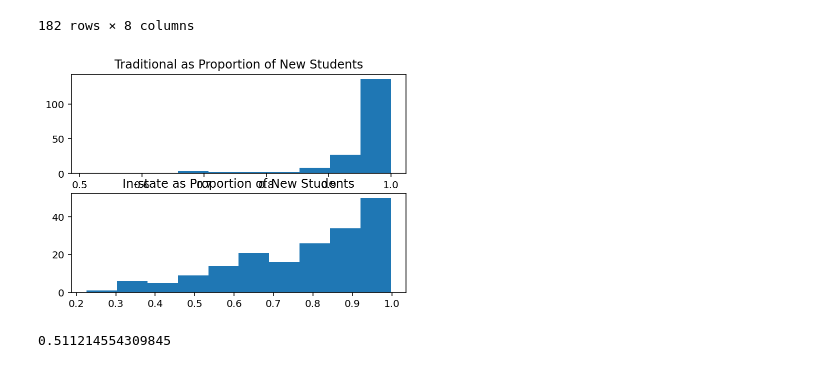
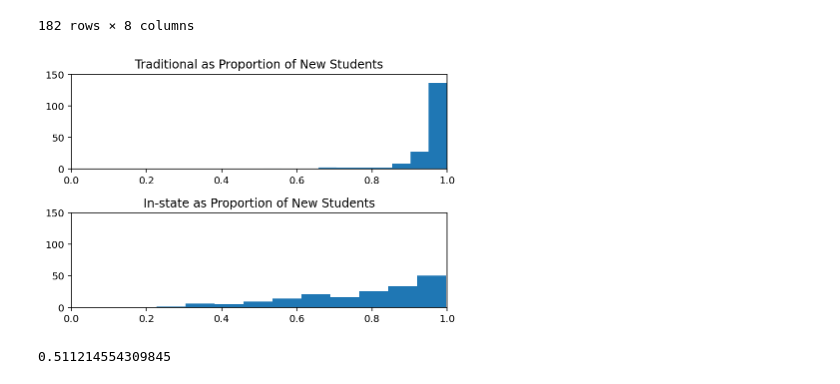
Before and after one commit to jasonpcasey/university-ug-profile, a Jupyter notebook: residency.ipynb, the cells around one changed output. Cells and saved outputs as stored; diff of their text form; code cells hidden in the pictures.

```diff
--- a/residency.ipynb
+++ b/residency.ipynb
@@ -280,12 +280,17 @@ metrics
 # %%
 fig, ax = plt.subplots(2, 1)
 _ = ax[0].hist(metrics.traditional)
 _ = ax[0].set_title('Traditional as Proportion of New Students')
+_ = ax[0].set_ylim(0, 150)
+_ = ax[0].set_xlim(0, 1)
 _ = ax[1].hist(metrics.in_state)
 _ = ax[1].set_title('In-state as Proportion of New Students')
-plt.show()
+_ = ax[1].set_ylim(0, 150)
+_ = ax[1].set_xlim(0, 1)
+plt.tight_layout()
+# plt.show()
 # %% [output]
-[figure, old version]
+[figure, new version]
 # %%
 metrics.traditional.min()
 # %% [output]
```
Also changed, not shown: parts of 2 cells of this notebook.
